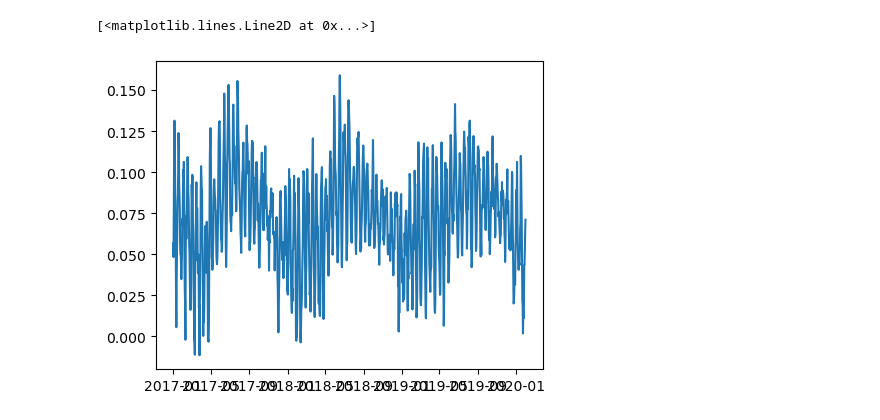
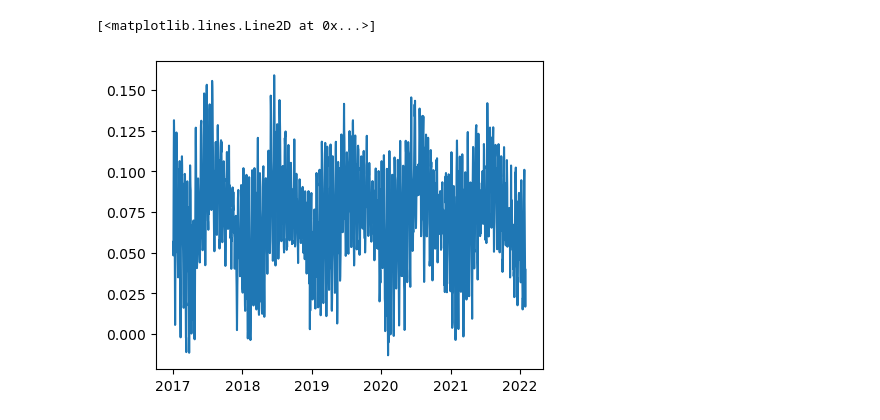
Before and after one commit to SalishSeaCast/analysis-camryn, a Jupyter notebook: notebooks/sea_surface_height.ipynb, the cells around one changed output. Cells and saved outputs as stored; diff of their text form; code cells hidden in the pictures.

```diff
--- a/notebooks/sea_surface_height.ipynb
+++ b/notebooks/sea_surface_height.ipynb
@@ -23,20 +23,20 @@ def get_ssh(start, endtime, numberofdays):
 # %%
 data = xr.open_dataset('/results2/SalishSea/nowcast-green.202111/01jan18/SalishSea_1d_20180101_20180101_grid_T.nc')
 
 iX_pr = 285
 iY_pr = 386
 
 iX_vs = 211
 iY_vs = 255
 data['sossheig']
 
 start = dt.datetime(2017, 1, 1)
-endtime = dt.datetime(2020, 1, 31)
+endtime = dt.datetime(2022, 1, 31)
 numberofdays = int((endtime - start)/(dt.datetime(2017, 1, 2) - dt.datetime(2017, 1, 1)) + 1)
 
 fig, ax = plt.subplots(1, 1, figsize=(5, 4))
 time, sshV, sshP = get_ssh(start, endtime, numberofdays)
 ax.plot(time, sshP-sshV)
 # %% [output]
 [<matplotlib.lines.Line2D at 0x...>]
-[figure, old version]
+[figure, new version]
```
Also changed, not shown: parts of 8 cells of this notebook.
